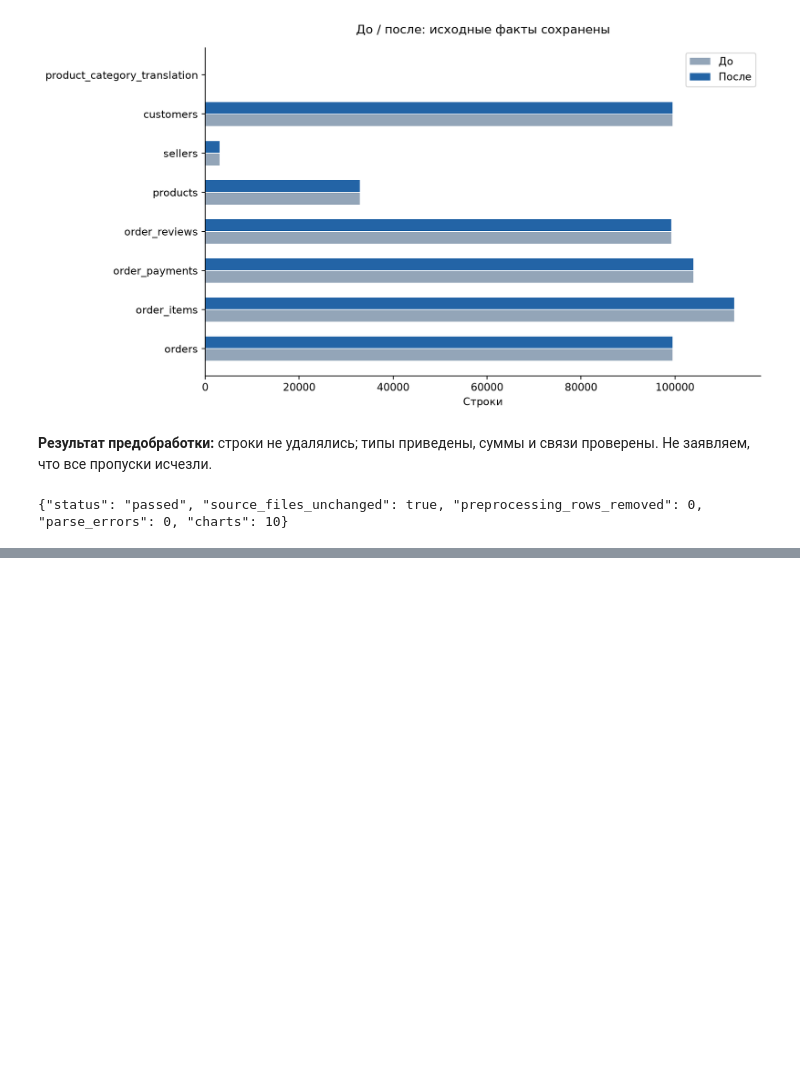
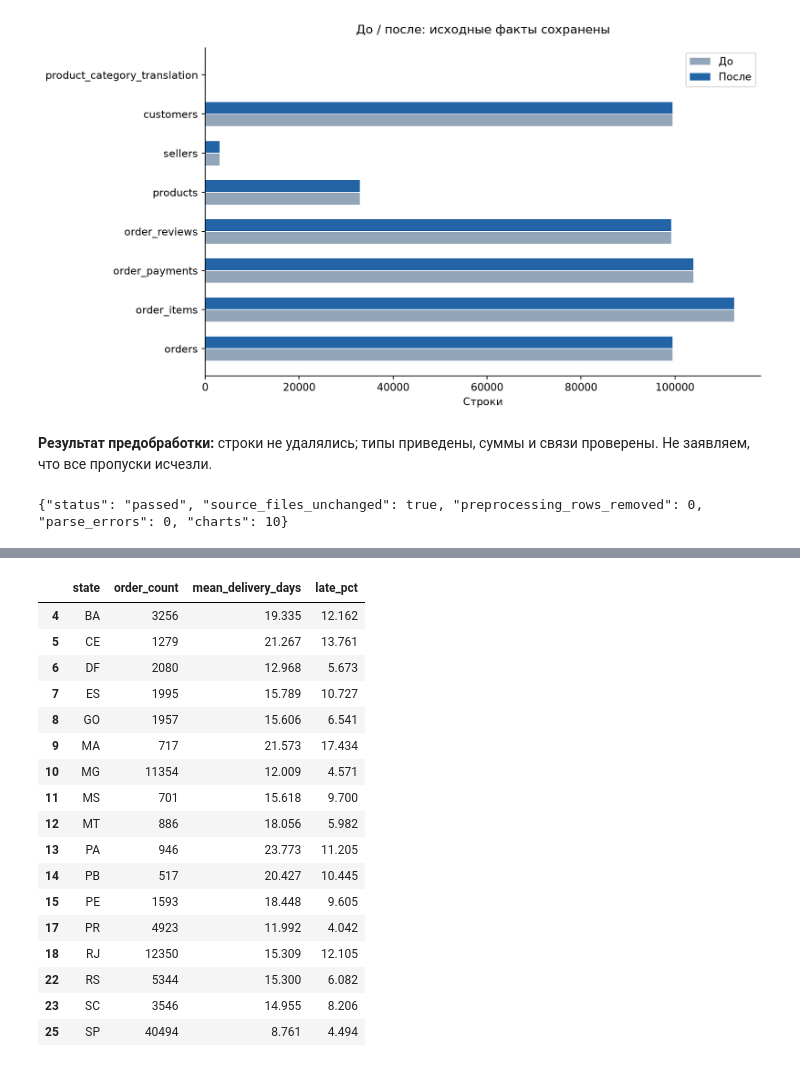
Before and after one commit to delotbtw/rwb_hack, a Jupyter notebook: notebooks/01_capibara_checkpoint_eda.ipynb, the cells around one changed output, grey strips where cells are left out. Saved outputs shown, nothing was run; the diff lists cells and outputs as text; code cells hidden in the pictures; blank space fills up the shorter version.

```diff
--- a/notebooks/01_capibara_checkpoint_eda.ipynb
+++ b/notebooks/01_capibara_checkpoint_eda.ipynb
@@ -606,0 +735,38 @@ print(json.dumps({k:metrics[k] for k in ['status','source_files_unchanged','prep
+# %%
+assert delivery.customer_state_normalized.notna().all()
+delivery_b=delivery.assign(is_late=delivery.delay_calendar_days.gt(0))
+state_delivery=(delivery_b.groupby('customer_state_normalized',as_index=False)
+                .agg(order_count=('order_id','size'),mean_delivery_days=('delivery_days','mean'),
+                     late_orders=('is_late','sum'))
+                .rename(columns={'customer_state_normalized':'state'}))
+state_delivery['late_pct']=state_delivery.late_orders/state_delivery.order_count*100
+state_coverage=(summary.groupby('customer_state_normalized',as_index=False)
+                .agg(all_orders=('order_id','size'))
+                .rename(columns={'customer_state_normalized':'state'})
+                .merge(state_delivery,on='state',how='left',validate='one_to_one'))
+state_delivery_500=state_delivery.loc[state_delivery.order_count.ge(500)].sort_values('state')
+assert int(state_delivery.order_count.sum())==len(delivery)
+assert int(state_delivery.late_orders.sum())==int(delivery_b.is_late.sum())
+assert state_delivery.late_pct.between(0,100).all()
+show_table(state_delivery_500[['state','order_count','mean_delivery_days','late_pct']],full=True)
+save_table(state_delivery_500,'15_q7_delivery_by_state_500')
+save_table(state_coverage,'15_q7_state_coverage')
+# %% [output]
+|  | state | order_count | mean_delivery_days | late_pct |
+| 4 | BA | 3256 | 19.335 | 12.162 |
+| 5 | CE | 1279 | 21.267 | 13.761 |
+| 6 | DF | 2080 | 12.968 | 5.673 |
+| 7 | ES | 1995 | 15.789 | 10.727 |
+| 8 | GO | 1957 | 15.606 | 6.541 |
+| 9 | MA | 717 | 21.573 | 17.434 |
+| 10 | MG | 11354 | 12.009 | 4.571 |
+| 11 | MS | 701 | 15.618 | 9.700 |
+| 12 | MT | 886 | 18.056 | 5.982 |
+| 13 | PA | 946 | 23.773 | 11.205 |
+| 14 | PB | 517 | 20.427 | 10.445 |
+| 15 | PE | 1593 | 18.448 | 9.605 |
+| 17 | PR | 4923 | 11.992 | 4.042 |
+| 18 | RJ | 12350 | 15.309 | 12.105 |
+| 22 | RS | 5344 | 15.300 | 6.082 |
+| 23 | SC | 3546 | 14.955 | 8.206 |
+| 25 | SP | 40494 | 8.761 | 4.494 |
```
Also changed, not shown: parts of 27 cells of this notebook, 38 other files.
